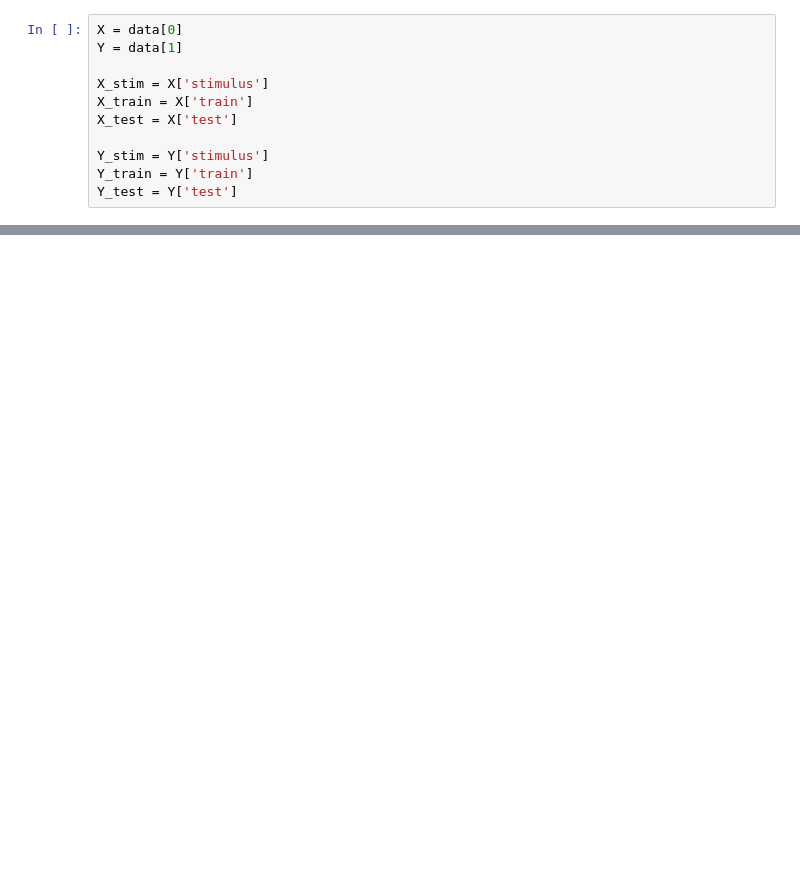
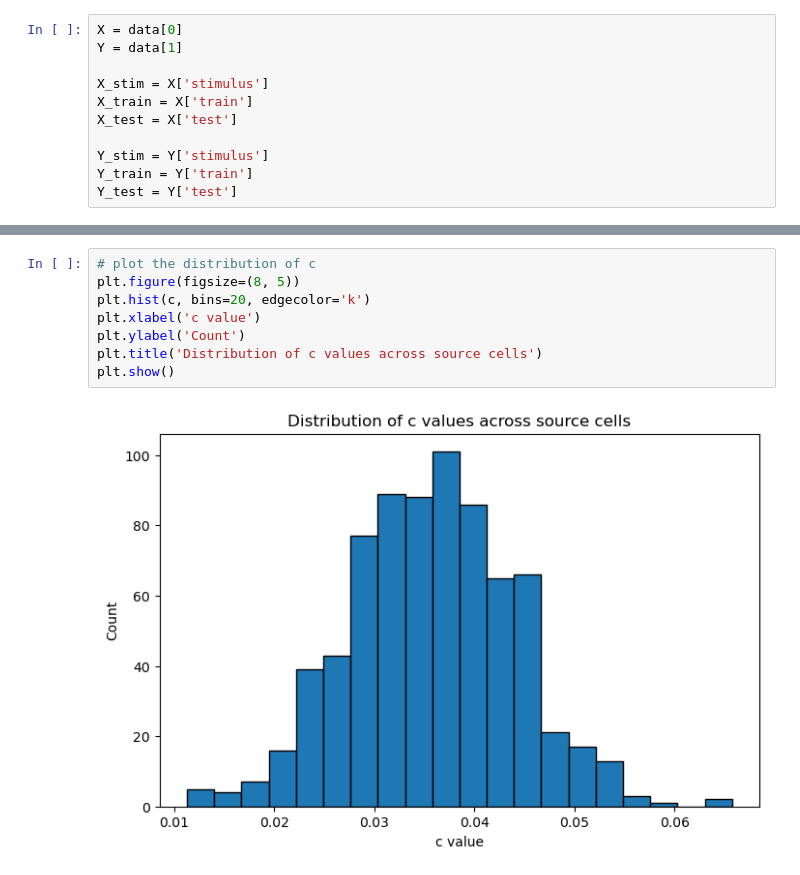
Before and after one commit to reillytilbury/EDGAR, a Jupyter notebook: trial_to_trial_variability_scratchpad.ipynb, the cells around one changed output, grey strips where cells are left out. Drawn from its saved outputs; the diff is of its cells as text; blank space fills up the shorter version.

```diff
--- a/trial_to_trial_variability_scratchpad.ipynb
+++ b/trial_to_trial_variability_scratchpad.ipynb
@@ -384,0 +677,10 @@ See https://docs.jax.dev/en/latest/errors.html#jax.errors.TracerArrayConversionE
+# %%
+# plot the distribution of c
+plt.figure(figsize=(8, 5))
+plt.hist(c, bins=20, edgecolor='k')
+plt.xlabel('c value')
+plt.ylabel('Count')
+plt.title('Distribution of c values across source cells')
+plt.show()
+# %% [output]
+[figure, added]
```
Also changed, not shown: parts of 11 cells of this notebook.
